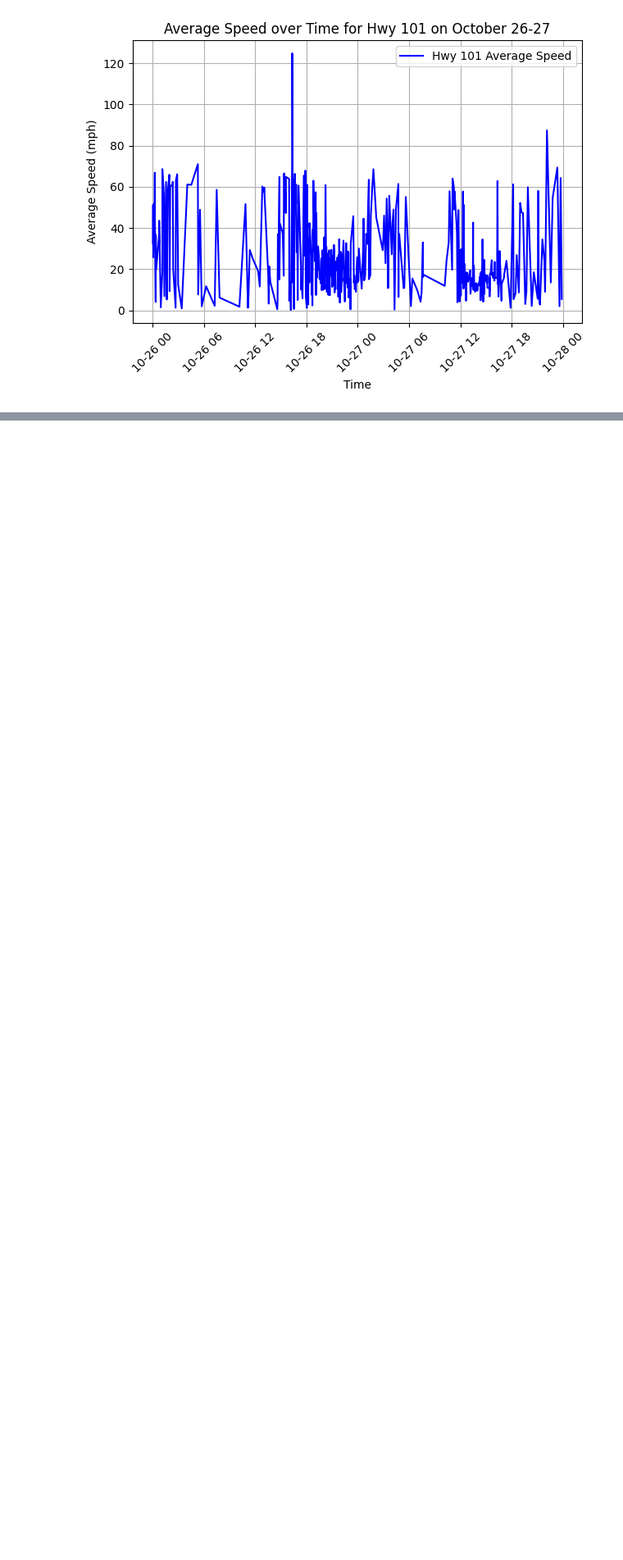
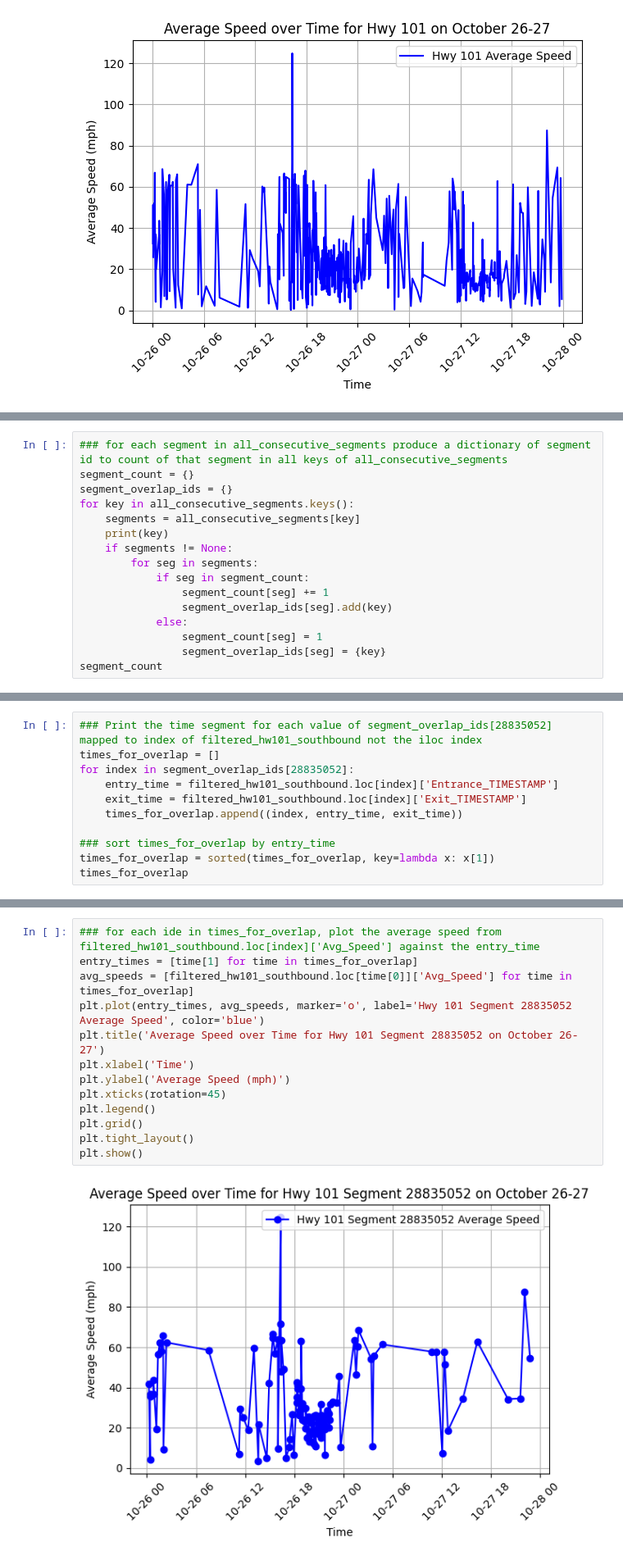
Before and after one commit to pfoytik/Highway-Routing-Data-Processing, a Jupyter notebook: ladris_travel_time_comparison.ipynb, the cells around one changed output, grey strips where cells are left out. Shown at 82% size. Cells and saved outputs as stored; diff of their text form; blank space fills up the shorter version.

```diff
--- a/ladris_travel_time_comparison.ipynb
+++ b/ladris_travel_time_comparison.ipynb
@@ -2225,0 +2407,16 @@ plt.show()
+# %%
+### for each segment in all_consecutive_segments produce a dictionary of segment id to count of that segment in all keys of all_consecutive_segments
+segment_count = {}
+segment_overlap_ids = {}
+for key in all_consecutive_segments.keys():
+    segments = all_consecutive_segments[key]
+    print(key)
+    if segments != None:
+        for seg in segments:
+            if seg in segment_count:
+                segment_count[seg] += 1
+                segment_overlap_ids[seg].add(key)
+            else:
+                segment_count[seg] = 1
+                segment_overlap_ids[seg] = {key}
+segment_count
@@ -2225,0 +2461,11 @@ plt.show()
+# %%
+### Print the time segment for each value of segment_overlap_ids[28835052] mapped to index of filtered_hw101_southbound not the iloc index
+times_for_overlap = []
+for index in segment_overlap_ids[28835052]:
+    entry_time = filtered_hw101_southbound.loc[index]['Entrance_TIMESTAMP']
+    exit_time = filtered_hw101_southbound.loc[index]['Exit_TIMESTAMP']
+    times_for_overlap.append((index, entry_time, exit_time))
+
+### sort times_for_overlap by entry_time
+times_for_overlap = sorted(times_for_overlap, key=lambda x: x[1])
+times_for_overlap
@@ -2225,0 +2872,15 @@ plt.show()
+# %%
+### for each ide in times_for_overlap, plot the average speed from filtered_hw101_southbound.loc[index]['Avg_Speed'] against the entry_time
+entry_times = [time[1] for time in times_for_overlap]
+avg_speeds = [filtered_hw101_southbound.loc[time[0]]['Avg_Speed'] for time in times_for_overlap]
+plt.plot(entry_times, avg_speeds, marker='o', label='Hwy 101 Segment 28835052 Average Speed', color='blue')
+plt.title('Average Speed over Time for Hwy 101 Segment 28835052 on October 26-27')
+plt.xlabel('Time')
+plt.ylabel('Average Speed (mph)')
+plt.xticks(rotation=45)
+plt.legend()
+plt.grid()
+plt.tight_layout()
+plt.show()
+# %% [output]
+[figure, added]
```
Also changed, not shown: parts of 36 cells of this notebook.
